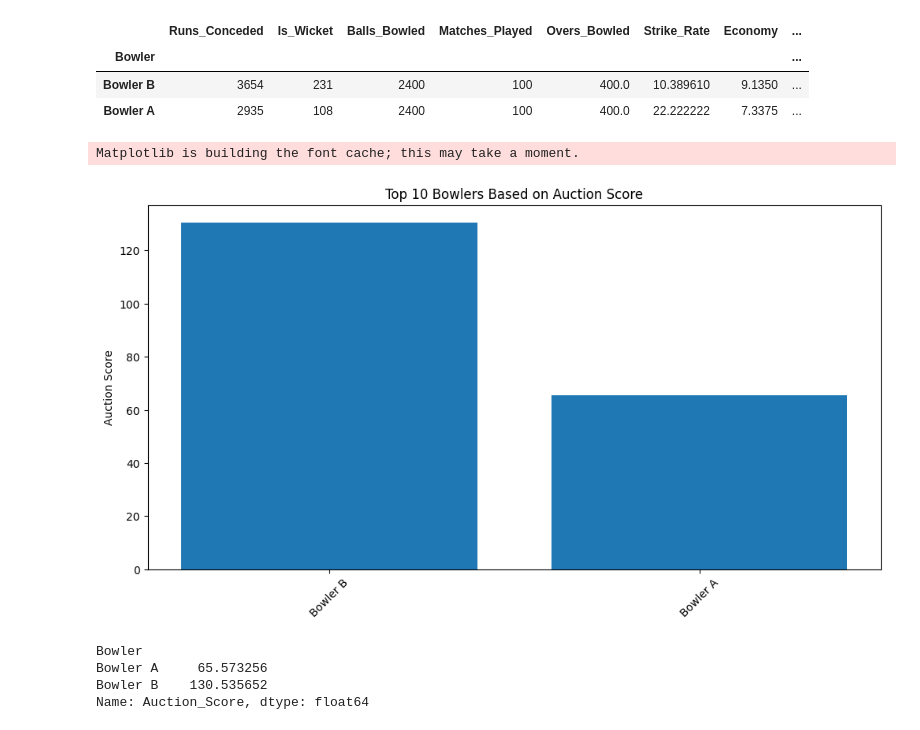
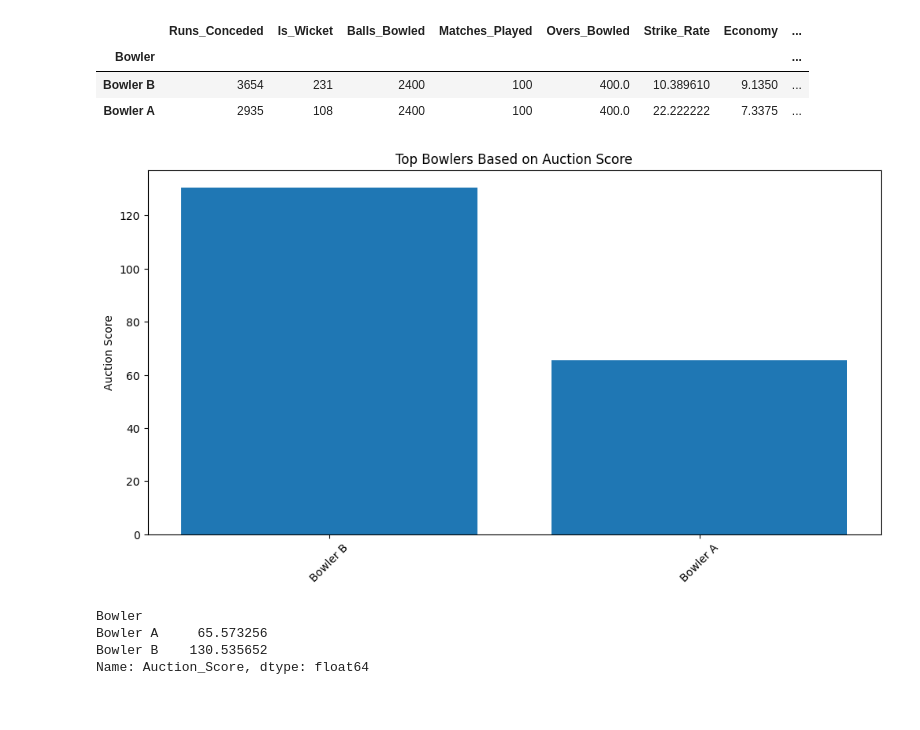
Before and after one commit to Safeer-7/IPL_Auction_Analytics, a Jupyter notebook: notebooks/01_data_exploration.ipynb, the cells around one changed output. Cells and saved outputs as stored; diff of their text form; code cells hidden in the pictures.

```diff
--- a/notebooks/01_data_exploration.ipynb
+++ b/notebooks/01_data_exploration.ipynb
@@ -133,17 +129,16 @@ final_df_sorted.head(10)
 # %%
 import matplotlib.pyplot as plt
 
 top10 = final_df_sorted.head(10)
 
 plt.figure(figsize=(12,6))
 plt.bar(top10.index, top10['Auction_Score'])
 plt.xticks(rotation=45)
 plt.ylabel("Auction Score")
-plt.title("Top 10 Bowlers Based on Auction Score")
+plt.title("Top Bowlers Based on Auction Score")
 plt.show()
 # %% [output]
-Matplotlib is building the font cache; this may take a moment.
-[figure, old version]
+[figure, new version]
 # %%
 final_df_sorted['Estimated_Price'] = final_df_sorted['Auction_Score'] * 2.5
 # %%
```
Also changed, not shown: parts of 3 cells of this notebook.
